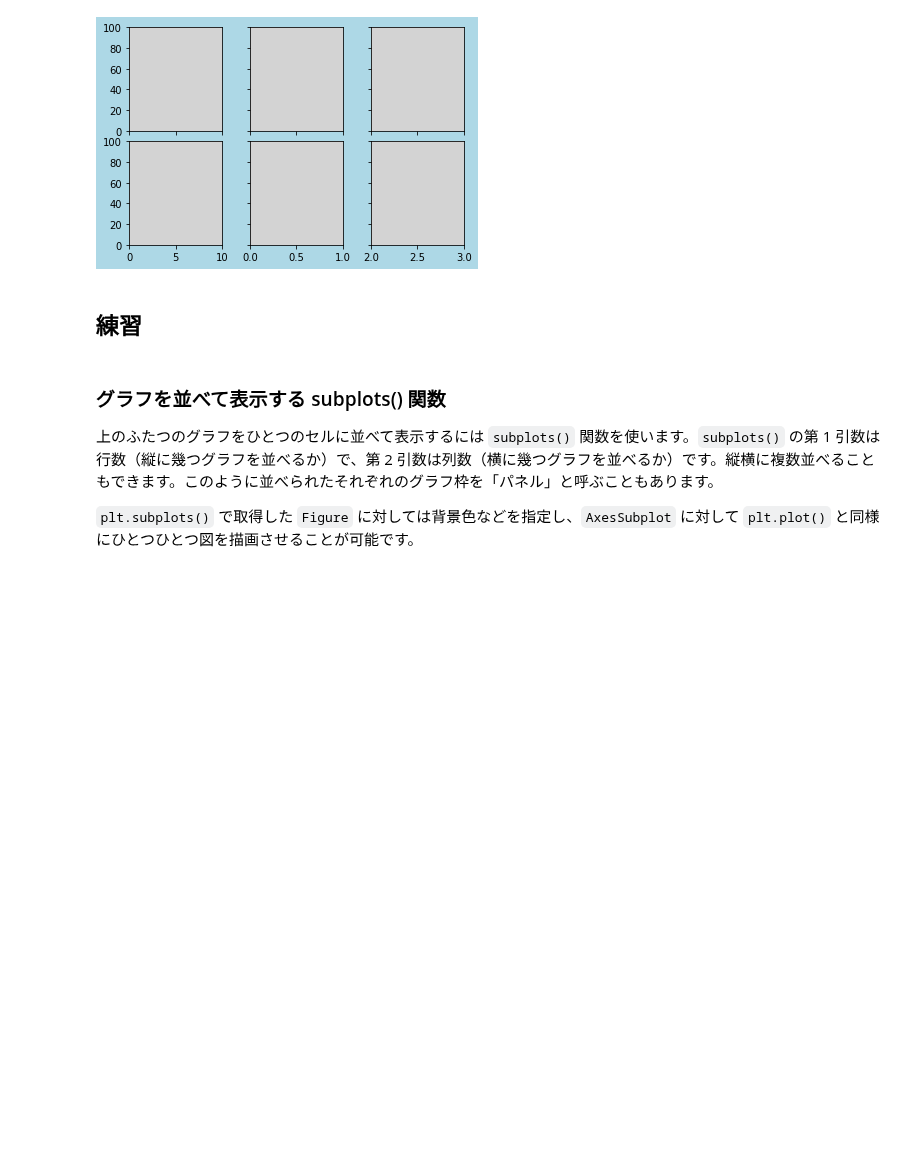
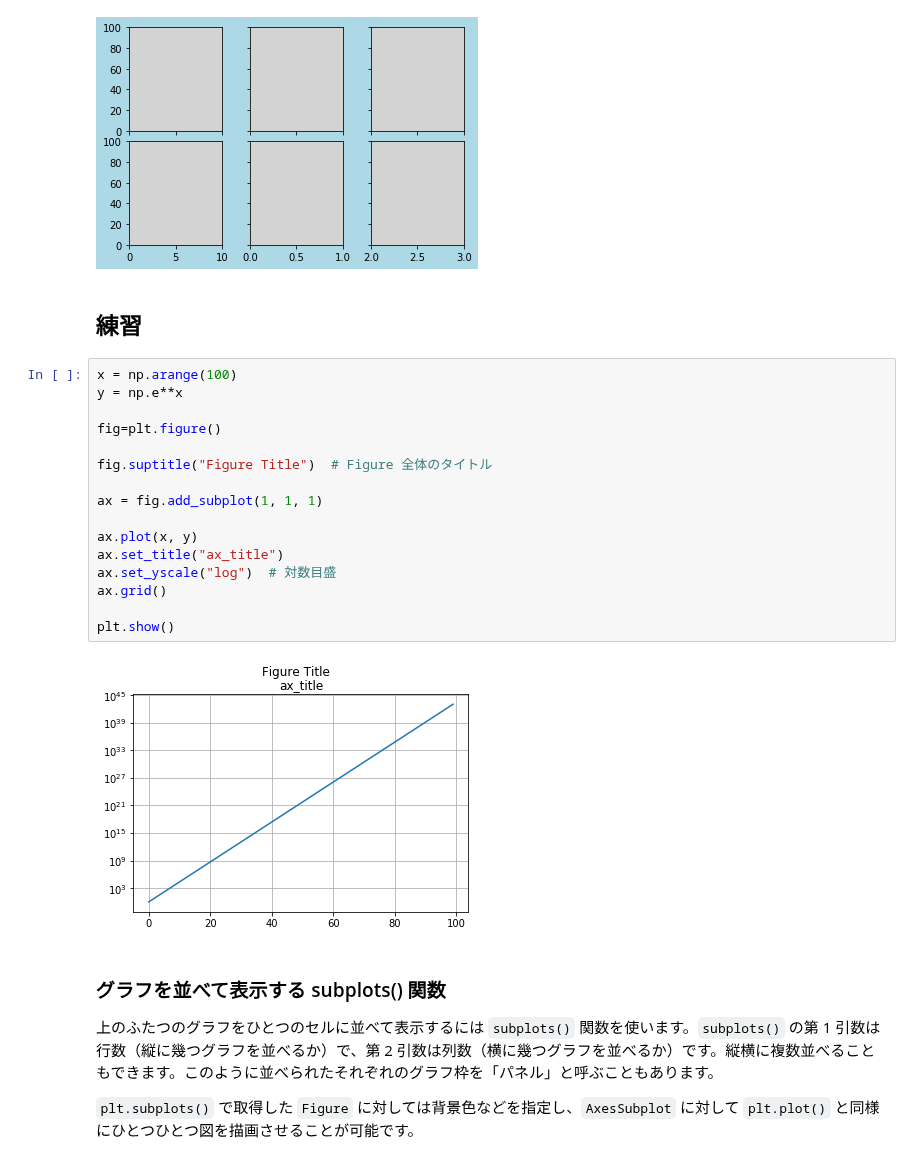
Before and after one commit to taronaldinho/hello_python, a Jupyter notebook: Pythonライブラリ紹介/matplotlib応用.ipynb, the cells around one changed output. Saved outputs shown, nothing was run; the diff lists cells and outputs as text; blank space fills up the shorter version.

```diff
--- a/Pythonライブラリ紹介/matplotlib応用.ipynb
+++ b/Pythonライブラリ紹介/matplotlib応用.ipynb
@@ -165,6 +187,24 @@ plt.show()
 [figure]
 # %% [markdown]
 ## 練習
+# %%
+x = np.arange(100)
+y = np.e**x
+
+fig=plt.figure()
+
+fig.suptitle("Figure Title")  # Figure 全体のタイトル
+
+ax = fig.add_subplot(1, 1, 1)
+
+ax.plot(x, y)
+ax.set_title("ax_title")
+ax.set_yscale("log")  # 対数目盛
+ax.grid()
+
+plt.show()
+# %% [output]
+[figure, added]
 # %% [markdown]
 ### グラフを並べて表示する subplots() 関数
 
```
Also changed, not shown: parts of 19 cells of this notebook.
